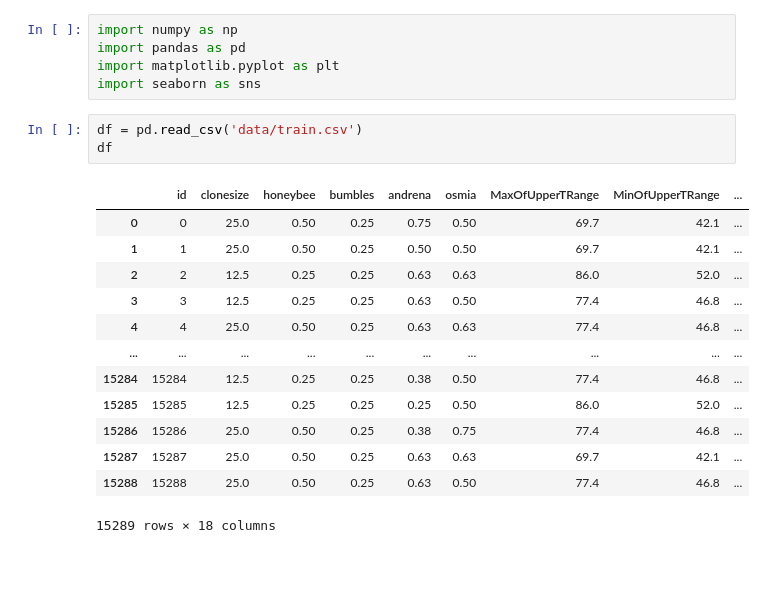
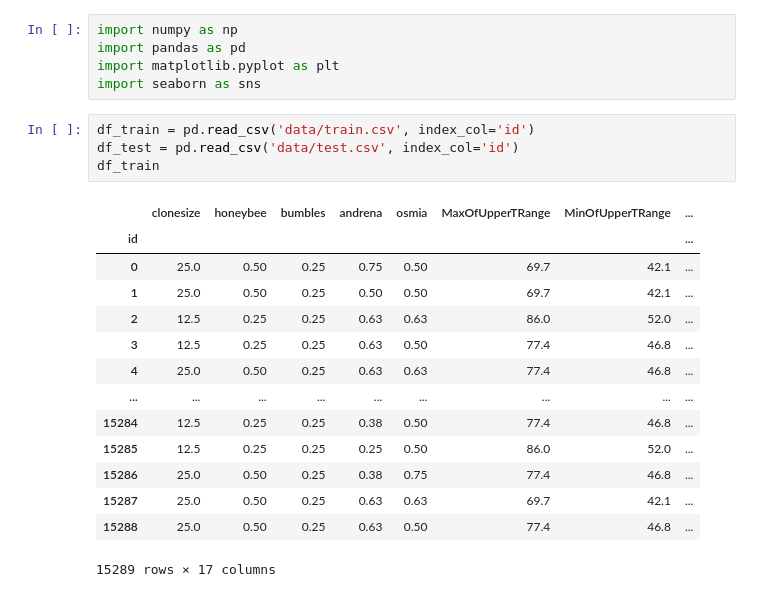
Before and after one commit to noPunintended/wild_blueberry_yield, a Jupyter notebook: eda.ipynb, the cells around one changed output. Cells and saved outputs as stored; diff of their text form; blank space fills up the shorter version.

```diff
--- a/eda.ipynb
+++ b/eda.ipynb
@@ -4,19 +4,21 @@ import pandas as pd
 import matplotlib.pyplot as plt
 import seaborn as sns
 # %%
-df = pd.read_csv('data/train.csv')
-df
+df_train = pd.read_csv('data/train.csv', index_col='id')
+df_test = pd.read_csv('data/test.csv', index_col='id')
+df_train
 # %% [output]
-|  | id | clonesize | honeybee | bumbles | andrena | osmia | MaxOfUpperTRange | MinOfUpperTRange | ... |
-| 0 | 0 | 25.0 | 0.50 | 0.25 | 0.75 | 0.50 | 69.7 | 42.1 | ... |
-| 1 | 1 | 25.0 | 0.50 | 0.25 | 0.50 | 0.50 | 69.7 | 42.1 | ... |
-| 2 | 2 | 12.5 | 0.25 | 0.25 | 0.63 | 0.63 | 86.0 | 52.0 | ... |
-| 3 | 3 | 12.5 | 0.25 | 0.25 | 0.63 | 0.50 | 77.4 | 46.8 | ... |
-| 4 | 4 | 25.0 | 0.50 | 0.25 | 0.63 | 0.63 | 77.4 | 46.8 | ... |
-| ... | ... | ... | ... | ... | ... | ... | ... | ... | ... |
-| 15284 | 15284 | 12.5 | 0.25 | 0.25 | 0.38 | 0.50 | 77.4 | 46.8 | ... |
-| 15285 | 15285 | 12.5 | 0.25 | 0.25 | 0.25 | 0.50 | 86.0 | 52.0 | ... |
-| 15286 | 15286 | 25.0 | 0.50 | 0.25 | 0.38 | 0.75 | 77.4 | 46.8 | ... |
-| 15287 | 15287 | 25.0 | 0.50 | 0.25 | 0.63 | 0.63 | 69.7 | 42.1 | ... |
-| 15288 | 15288 | 25.0 | 0.50 | 0.25 | 0.63 | 0.50 | 77.4 | 46.8 | ... |
+|  | clonesize | honeybee | bumbles | andrena | osmia | MaxOfUpperTRange | MinOfUpperTRange | ... |
+| id |  |  |  |  |  |  |  | ... |
+| 0 | 25.0 | 0.50 | 0.25 | 0.75 | 0.50 | 69.7 | 42.1 | ... |
+| 1 | 25.0 | 0.50 | 0.25 | 0.50 | 0.50 | 69.7 | 42.1 | ... |
+| 2 | 12.5 | 0.25 | 0.25 | 0.63 | 0.63 | 86.0 | 52.0 | ... |
+| 3 | 12.5 | 0.25 | 0.25 | 0.63 | 0.50 | 77.4 | 46.8 | ... |
+| 4 | 25.0 | 0.50 | 0.25 | 0.63 | 0.63 | 77.4 | 46.8 | ... |
+| ... | ... | ... | ... | ... | ... | ... | ... | ... |
+| 15284 | 12.5 | 0.25 | 0.25 | 0.38 | 0.50 | 77.4 | 46.8 | ... |
+| 15285 | 12.5 | 0.25 | 0.25 | 0.25 | 0.50 | 86.0 | 52.0 | ... |
+| 15286 | 25.0 | 0.50 | 0.25 | 0.38 | 0.75 | 77.4 | 46.8 | ... |
+| 15287 | 25.0 | 0.50 | 0.25 | 0.63 | 0.63 | 69.7 | 42.1 | ... |
+| 15288 | 25.0 | 0.50 | 0.25 | 0.63 | 0.50 | 77.4 | 46.8 | ... |
-15289 rows × 18 columns
+15289 rows × 17 columns
```
Also changed, not shown: parts of 9 cells of this notebook.
